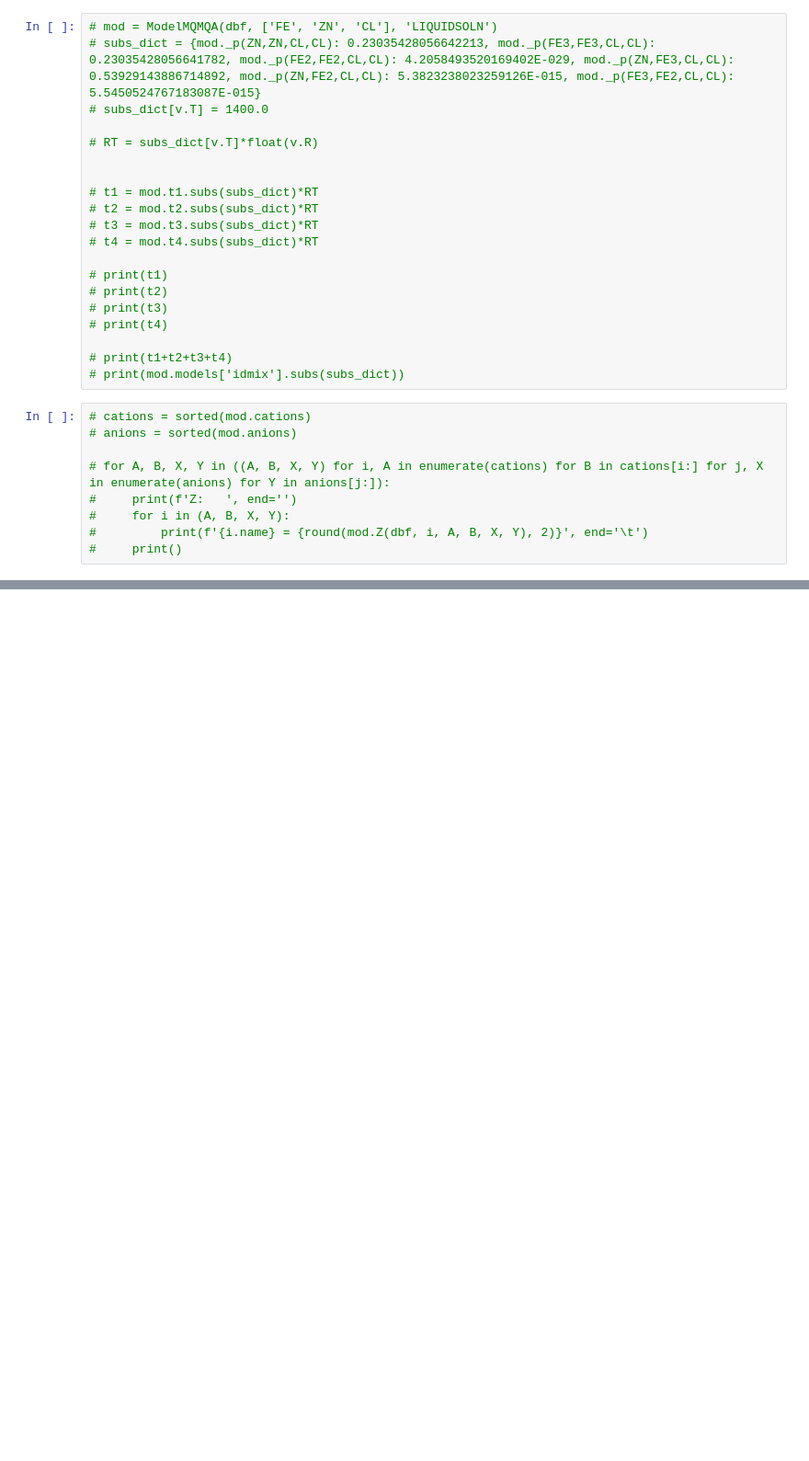
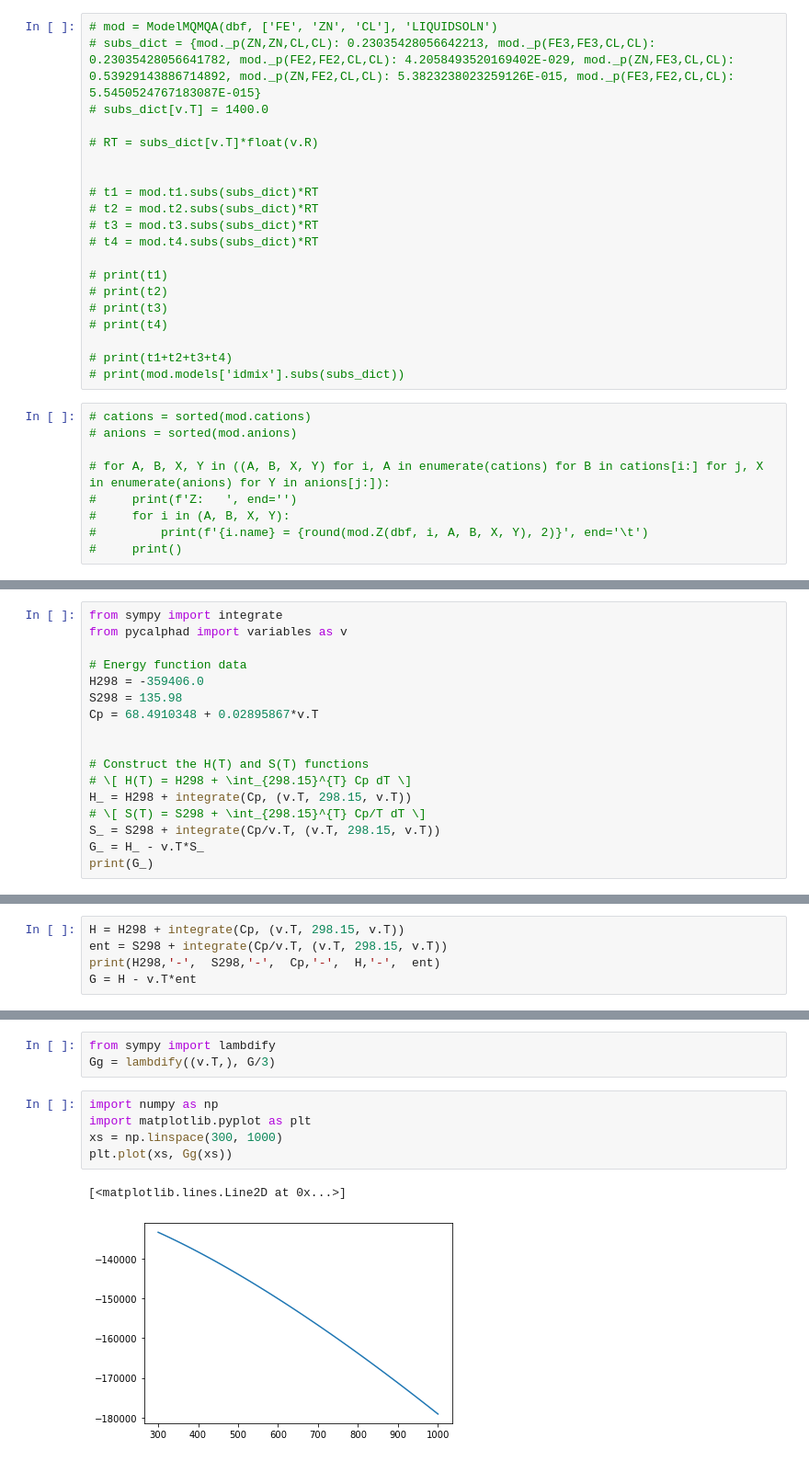
Before and after one commit to wahab2604/pycalphad, a Jupyter notebook: chemsage-dat-files/MQM-energy.ipynb, the cells around one changed output, grey strips where cells are left out. Shown at 92% size. Drawn from its saved outputs; the diff is of its cells as text; blank space fills up the shorter version.

```diff
--- a/chemsage-dat-files/MQM-energy.ipynb
+++ b/chemsage-dat-files/MQM-energy.ipynb
@@ -781,0 +932,17 @@ plt.legend()
+# %%
+from sympy import integrate
+from pycalphad import variables as v
+
+# Energy function data
+H298 = -359406.0
+S298 = 135.98
+Cp = 68.4910348 + 0.02895867*v.T
+
+
+# Construct the H(T) and S(T) functions
+# \[ H(T) = H298 + \int_{298.15}^{T} Cp dT \]
+H_ = H298 + integrate(Cp, (v.T, 298.15, v.T))
+# \[ S(T) = S298 + \int_{298.15}^{T} Cp/T dT \]
+S_ = S298 + integrate(Cp/v.T, (v.T, 298.15, v.T))
+G_ = H_ - v.T*S_
+print(G_)
@@ -781,0 +951,5 @@ plt.legend()
+# %%
+H = H298 + integrate(Cp, (v.T, 298.15, v.T))
+ent = S298 + integrate(Cp/v.T, (v.T, 298.15, v.T))
+print(H298,'-',  S298,'-',  Cp,'-',  H,'-',  ent)
+G = H - v.T*ent
@@ -781,0 +965,11 @@ plt.legend()
+# %%
+from sympy import lambdify
+Gg = lambdify((v.T,), G/3)
+# %%
+import numpy as np
+import matplotlib.pyplot as plt
+xs = np.linspace(300, 1000)
+plt.plot(xs, Gg(xs))
+# %% [output]
+[<matplotlib.lines.Line2D at 0x...>]
+[figure, added]
```
Also changed, not shown: parts of 15 cells of this notebook.
